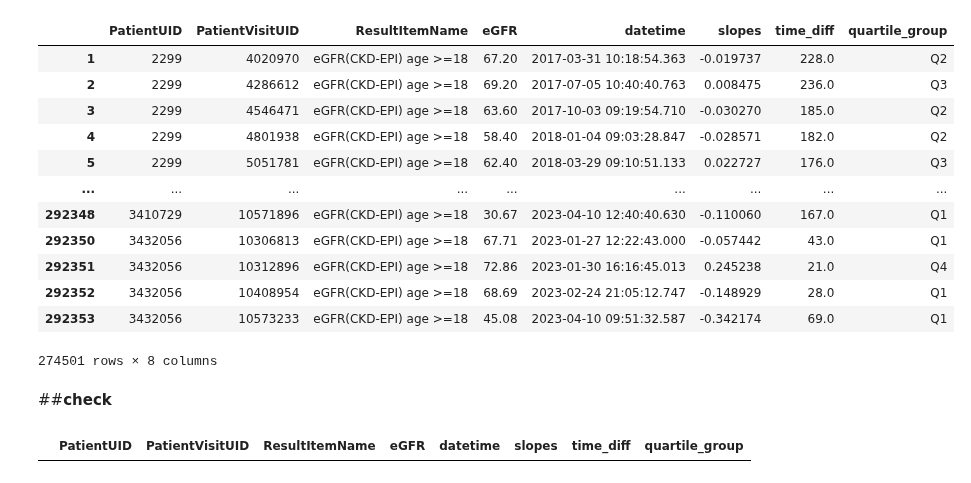
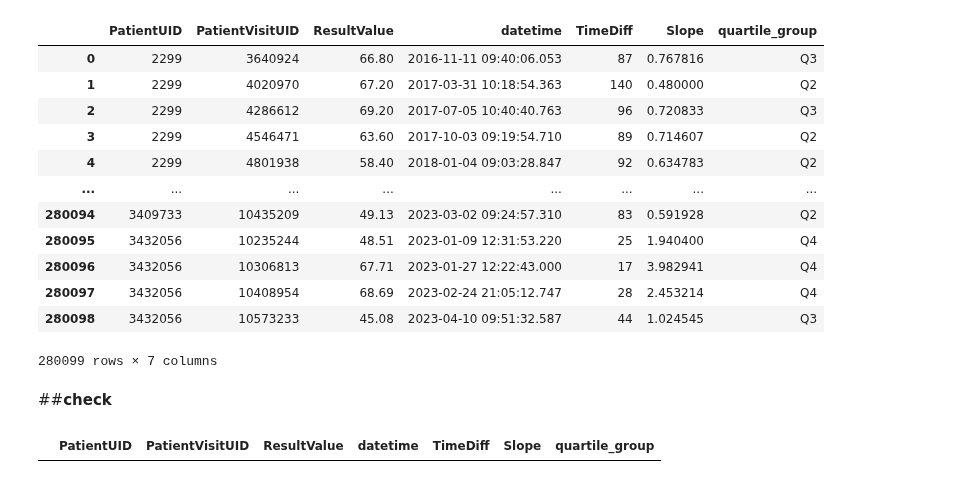
Before and after one commit to nxxk23/PROJECT, a Jupyter notebook: Quartile.ipynb, the cells around one changed output. Saved outputs shown, nothing was run; the diff lists cells and outputs as text; code cells hidden in the pictures.

```diff
--- a/Quartile.ipynb
+++ b/Quartile.ipynb
@@ -8,5 +8,5 @@ Drive already mounted at /content/drive; to attempt to forcibly remount, call dr
 # %%
 import pandas as pd
-slope = pd.read_excel('/content/drive/MyDrive/Thesis Project Kidney/Assign 3 : Re-CalculateSlope&Quartile/SlopeFiltered.xlsx')
+slope = pd.read_excel('/content/drive/MyDrive/Thesis Project Kidney/Assign 3 : Re-CalculateSlope&Quartile/LabSlope.xlsx')
 slope.head()
 # %% [output]
@@ -25,2 +18,0 @@ Index(['PatientUID', 'PatientVisitUID', 'ResultItemName', 'eGFR', 'datetime',
-# %%
-slope.dropna(subset=['slopes'], inplace=True)
@@ -27,56 +29,56 @@ slope.dropna(subset=['slopes'], inplace=True)
 # %%
 import pandas as pd
 
 # Assuming your data is in the 'slope' DataFrame
 # Replace 'your_data.csv' with the path to your data file if reading from a CSV file.
 # slope = pd.read_csv('your_data.csv')
 
 # Step 1: Calculate the fixed median
 fixed_median = 4
 
 # Step 2: Sort the 'slopes' column
-slope_sorted = slope.sort_values(by='slopes')
+slope_sorted = slope.sort_values(by='Slope')
 
 # Step 3: Divide the sorted 'slopes' column into quartiles
-quartile_1 = slope_sorted['slopes'].quantile(0.25)
-quartile_2 = slope_sorted['slopes'].quantile(0.5)  # Median
-quartile_3 = slope_sorted['slopes'].quantile(0.75)
+quartile_1 = slope_sorted['Slope'].quantile(0.25)
+quartile_2 = slope_sorted['Slope'].quantile(0.5)  # Median
+quartile_3 = slope_sorted['Slope'].quantile(0.75)
 
 # Step 4: Create a new column to store the quartile group information
 def assign_quartile_group(slope_val):
     if slope_val <= quartile_1:
         return 'Q1'
     elif slope_val <= quartile_2:
         return 'Q2'
     elif slope_val <= quartile_3:
         return 'Q3'
     else:
         return 'Q4'
 
-slope['quartile_group'] = slope['slopes'].apply(assign_quartile_group)
+slope['quartile_group'] = slope['Slope'].apply(assign_quartile_group)
 
 # Output the updated DataFrame
 slope
 # %% [output]
-|  | PatientUID | PatientVisitUID | ResultItemName | eGFR | datetime | slopes | time_diff | quartile_group |
-| 1 | 2299 | 4020970 | eGFR(CKD-EPI) age >=18 | 67.20 | 2017-03-31 10:18:54.363 | -0.019737 | 228.0 | Q2 |
-| 2 | 2299 | 4286612 | eGFR(CKD-EPI) age >=18 | 69.20 | 2017-07-05 10:40:40.763 | 0.008475 | 236.0 | Q3 |
-| 3 | 2299 | 4546471 | eGFR(CKD-EPI) age >=18 | 63.60 | 2017-10-03 09:19:54.710 | -0.030270 | 185.0 | Q2 |
-| 4 | 2299 | 4801938 | eGFR(CKD-EPI) age >=18 | 58.40 | 2018-01-04 09:03:28.847 | -0.028571 | 182.0 | Q2 |
-| 5 | 2299 | 5051781 | eGFR(CKD-EPI) age >=18 | 62.40 | 2018-03-29 09:10:51.133 | 0.022727 | 176.0 | Q3 |
-| ... | ... | ... | ... | ... | ... | ... | ... | ... |
-| 292348 | 3410729 | 10571896 | eGFR(CKD-EPI) age >=18 | 30.67 | 2023-04-10 12:40:40.630 | -0.110060 | 167.0 | Q1 |
-| 292350 | 3432056 | 10306813 | eGFR(CKD-EPI) age >=18 | 67.71 | 2023-01-27 12:22:43.000 | -0.057442 | 43.0 | Q1 |
-| 292351 | 3432056 | 10312896 | eGFR(CKD-EPI) age >=18 | 72.86 | 2023-01-30 16:16:45.013 | 0.245238 | 21.0 | Q4 |
-| 292352 | 3432056 | 10408954 | eGFR(CKD-EPI) age >=18 | 68.69 | 2023-02-24 21:05:12.747 | -0.148929 | 28.0 | Q1 |
-| 292353 | 3432056 | 10573233 | eGFR(CKD-EPI) age >=18 | 45.08 | 2023-04-10 09:51:32.587 | -0.342174 | 69.0 | Q1 |
+|  | PatientUID | PatientVisitUID | ResultValue | datetime | TimeDiff | Slope | quartile_group |
+| 0 | 2299 | 3640924 | 66.80 | 2016-11-11 09:40:06.053 | 87 | 0.767816 | Q3 |
+| 1 | 2299 | 4020970 | 67.20 | 2017-03-31 10:18:54.363 | 140 | 0.480000 | Q2 |
+| 2 | 2299 | 4286612 | 69.20 | 2017-07-05 10:40:40.763 | 96 | 0.720833 | Q3 |
+| 3 | 2299 | 4546471 | 63.60 | 2017-10-03 09:19:54.710 | 89 | 0.714607 | Q2 |
+| 4 | 2299 | 4801938 | 58.40 | 2018-01-04 09:03:28.847 | 92 | 0.634783 | Q2 |
+| ... | ... | ... | ... | ... | ... | ... | ... |
+| 280094 | 3409733 | 10435209 | 49.13 | 2023-03-02 09:24:57.310 | 83 | 0.591928 | Q2 |
+| 280095 | 3432056 | 10235244 | 48.51 | 2023-01-09 12:31:53.220 | 25 | 1.940400 | Q4 |
+| 280096 | 3432056 | 10306813 | 67.71 | 2023-01-27 12:22:43.000 | 17 | 3.982941 | Q4 |
+| 280097 | 3432056 | 10408954 | 68.69 | 2023-02-24 21:05:12.747 | 28 | 2.453214 | Q4 |
+| 280098 | 3432056 | 10573233 | 45.08 | 2023-04-10 09:51:32.587 | 44 | 1.024545 | Q3 |
-274501 rows × 8 columns
+280099 rows × 7 columns
 # %% [markdown]
 ##**check**
 # %%
-slope[slope['slopes'] == float('inf')]
+slope[slope['Slope'] == float('inf')]
 # %% [output]
-|  | PatientUID | PatientVisitUID | ResultItemName | eGFR | datetime | slopes | time_diff | quartile_group |
+|  | PatientUID | PatientVisitUID | ResultValue | datetime | TimeDiff | Slope | quartile_group |
 # %%
 import pandas as pd
 import seaborn as sns
```
Also changed, not shown: parts of 11 cells of this notebook.
